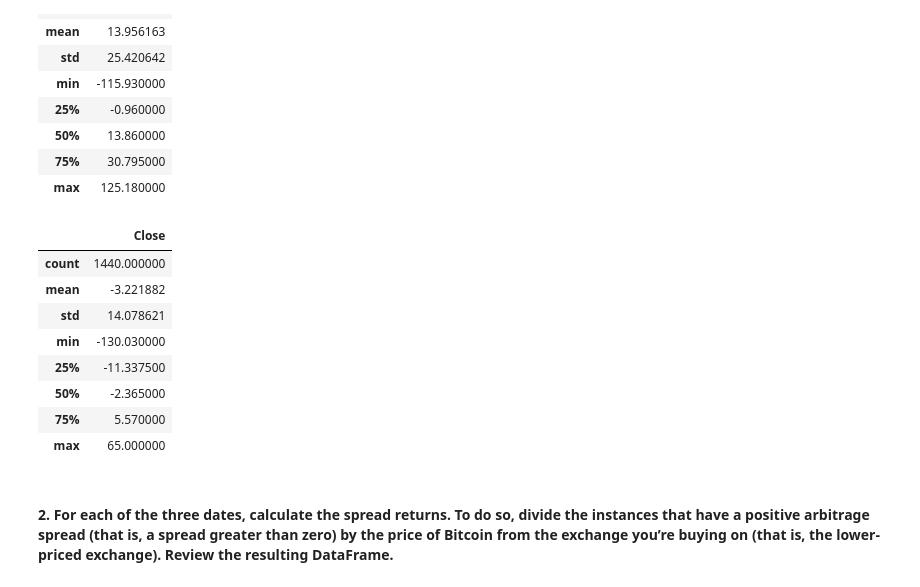
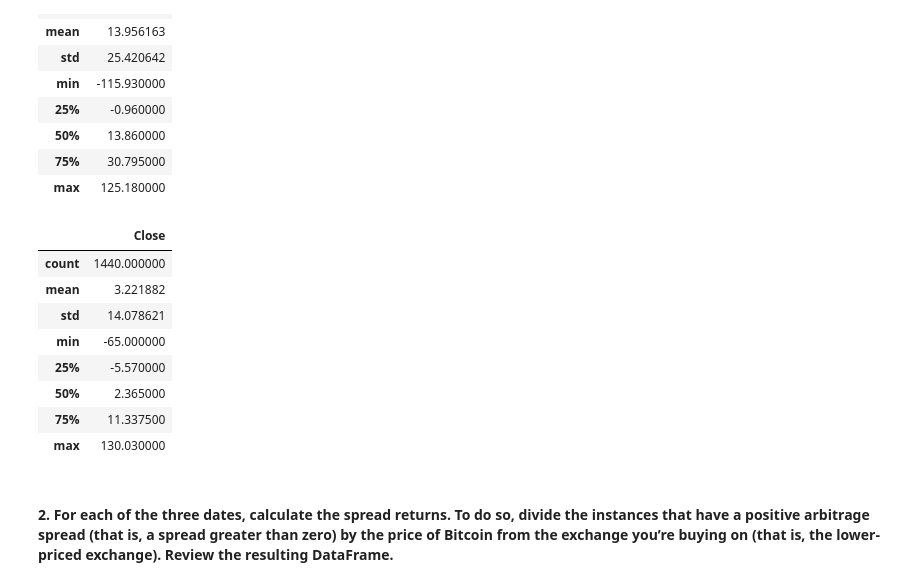
Before and after one commit to DigitalGoldRush/Module_3_Challenge, a Jupyter notebook: Module 3 Challenge/Starter_Code/crypto_arbitrage.ipynb, the cells around one changed output. Cells and saved outputs as stored; diff of their text form; code cells hidden in the pictures.

```diff
--- a/Module 3 Challenge/Starter_Code/crypto_arbitrage.ipynb
+++ b/Module 3 Challenge/Starter_Code/crypto_arbitrage.ipynb
@@ -508,21 +506,20 @@ arb_middle_filter.describe()
 | 75% | 30.795000 |
 | max | 125.180000 |
 # %%
-arbitrage_spread_late = bitstamp_sliced.loc["2018-03-07"]-coinbase_sliced.loc["2018-03-07"]
+arbitrage_spread_late = coinbase_sliced.loc["2018-03-07"]-bitstamp_sliced.loc["2018-03-07"]
 
 # Use a conditional statement to generate the summary statistics for each arbitrage_spread DataFrame
-arb_late_filter = arbitrage_spread_late
-arb_late_filter.describe()
+arbitrage_spread_late.describe()
 # %% [output]
 |  | Close |
 | count | 1440.000000 |
-| mean | -3.221882 |
+| mean | 3.221882 |
 | std | 14.078621 |
-| min | -130.030000 |
-| 25% | -11.337500 |
-| 50% | -2.365000 |
-| 75% | 5.570000 |
-| max | 65.000000 |
+| min | -65.000000 |
+| 25% | -5.570000 |
+| 50% | 2.365000 |
+| 75% | 11.337500 |
+| max | 130.030000 |
 # %% [markdown]
 #### 2. For each of the three dates, calculate the spread returns. To do so, divide the instances that have a positive arbitrage spread (that is, a spread greater than zero) by the price of Bitcoin from the exchange you’re buying on (that is, the lower-priced exchange). Review the resulting DataFrame.
 # %%
```
Also changed, not shown: parts of 11 cells of this notebook.
